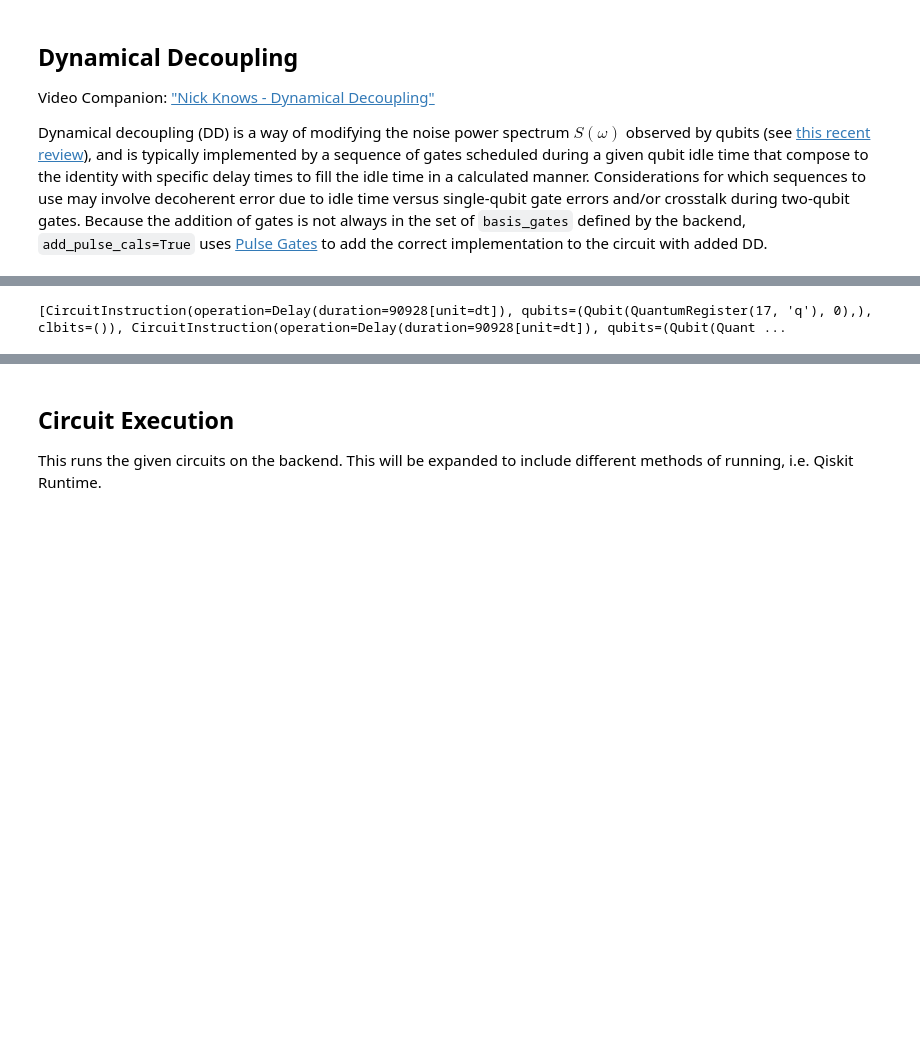
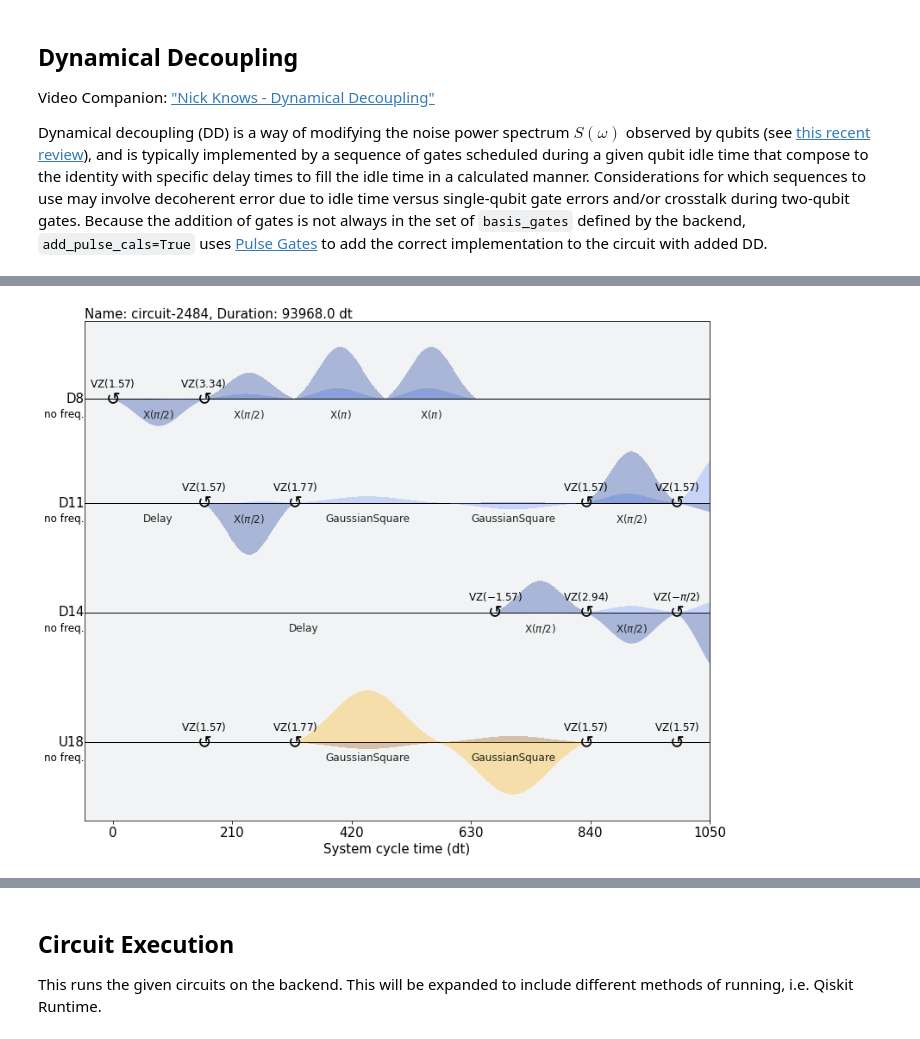
Before and after one commit to nbronn/qiskit-research, a Jupyter notebook: docs/getting_started.ipynb, the cells around one changed output, grey strips where cells are left out. Drawn from its saved outputs; the diff is of its cells as text; code cells hidden in the pictures; blank space fills up the shorter version.

```diff
--- a/docs/getting_started.ipynb
+++ b/docs/getting_started.ipynb
@@ -244,4 +245,8 @@ timeline_drawer(circs_with_dd[-1], show_idle=False)
+# %%
+from qiskit import schedule
+from qiskit.pulse import ControlChannel, DriveChannel
+circ_sched = schedule(circs_with_dd[0], backend)
 # %%
-circs_with_dd[0].data
+circ_sched.draw(time_range=[0, 1000])
 # %% [output]
-[CircuitInstruction(operation=Delay(duration=90928[unit=dt]), qubits=(Qubit(QuantumRegister(17, 'q'), 0),), clbits=()), CircuitInstruction(operation=Delay(duration=90928[unit=dt]), qubits=(Qubit(Quant ...
+[figure, added]
```
Also changed, not shown: parts of 8 cells of this notebook.
